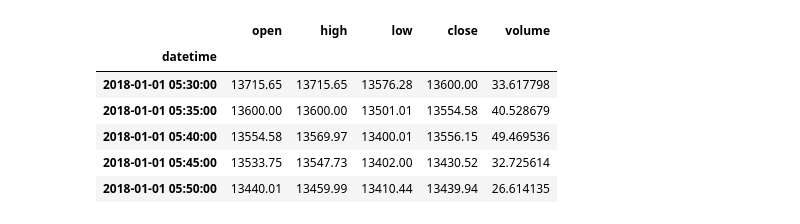
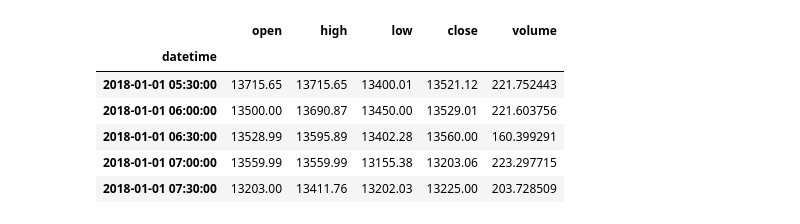
Before and after one commit to Doofinchmertz/ZeltaLabPS, a Jupyter notebook: BackTesting/src/strategies/features.ipynb, the cells around one changed output. Cells and saved outputs as stored; diff of their text form; code cells hidden in the pictures.

```diff
--- a/BackTesting/src/strategies/features.ipynb
+++ b/BackTesting/src/strategies/features.ipynb
@@ -6,23 +6,23 @@ import matplotlib.pyplot as plt
 # %%
 
 def read_file(filename):
     return pd.read_csv(filename, index_col=0, parse_dates=True, infer_datetime_format=True)
 
 def get_data(timeframe):
     return read_file("../../data/btcusdt_" + timeframe + ".csv")
 
-time_frame = "5m"
+time_frame = "30m"
 # Load data
 df = get_data(time_frame)
 df.head()
 # %% [output]
 |  | open | high | low | close | volume |
 | datetime |  |  |  |  |  |
-| 2018-01-01 05:30:00 | 13715.65 | 13715.65 | 13576.28 | 13600.00 | 33.617798 |
-| 2018-01-01 05:35:00 | 13600.00 | 13600.00 | 13501.01 | 13554.58 | 40.528679 |
-| 2018-01-01 05:40:00 | 13554.58 | 13569.97 | 13400.01 | 13556.15 | 49.469536 |
-| 2018-01-01 05:45:00 | 13533.75 | 13547.73 | 13402.00 | 13430.52 | 32.725614 |
-| 2018-01-01 05:50:00 | 13440.01 | 13459.99 | 13410.44 | 13439.94 | 26.614135 |
+| 2018-01-01 05:30:00 | 13715.65 | 13715.65 | 13400.01 | 13521.12 | 221.752443 |
+| 2018-01-01 06:00:00 | 13500.00 | 13690.87 | 13450.00 | 13529.01 | 221.603756 |
+| 2018-01-01 06:30:00 | 13528.99 | 13595.89 | 13402.28 | 13560.00 | 160.399291 |
+| 2018-01-01 07:00:00 | 13559.99 | 13559.99 | 13155.38 | 13203.06 | 223.297715 |
+| 2018-01-01 07:30:00 | 13203.00 | 13411.76 | 13202.03 | 13225.00 | 203.728509 |
 # %%
 df['Daily_Return'] = df['close'].pct_change()
 df['Next_Day_Return'] = df['Daily_Return'].shift(-1)
```
Also changed, not shown: parts of 5 cells of this notebook, 2 other files.
